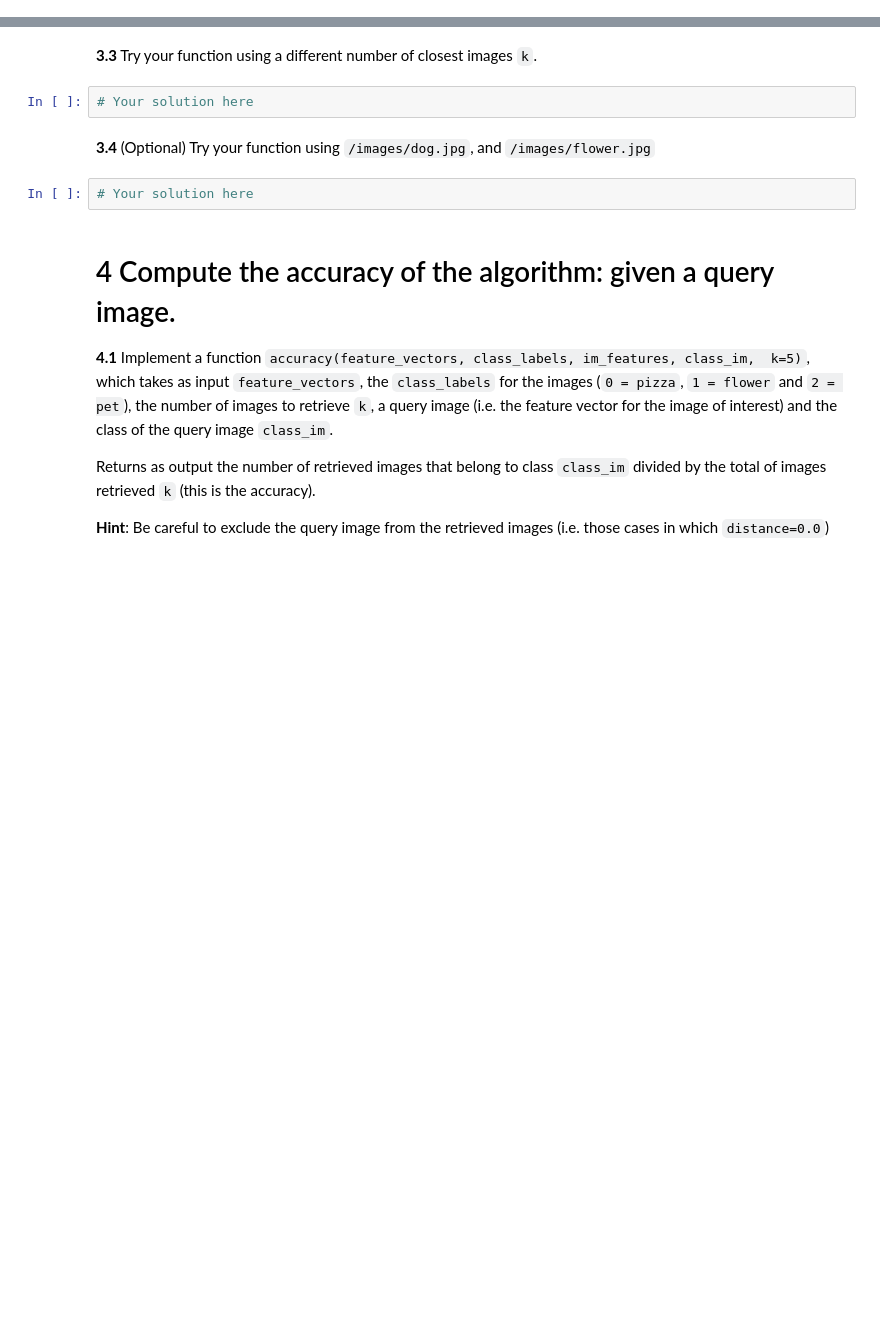
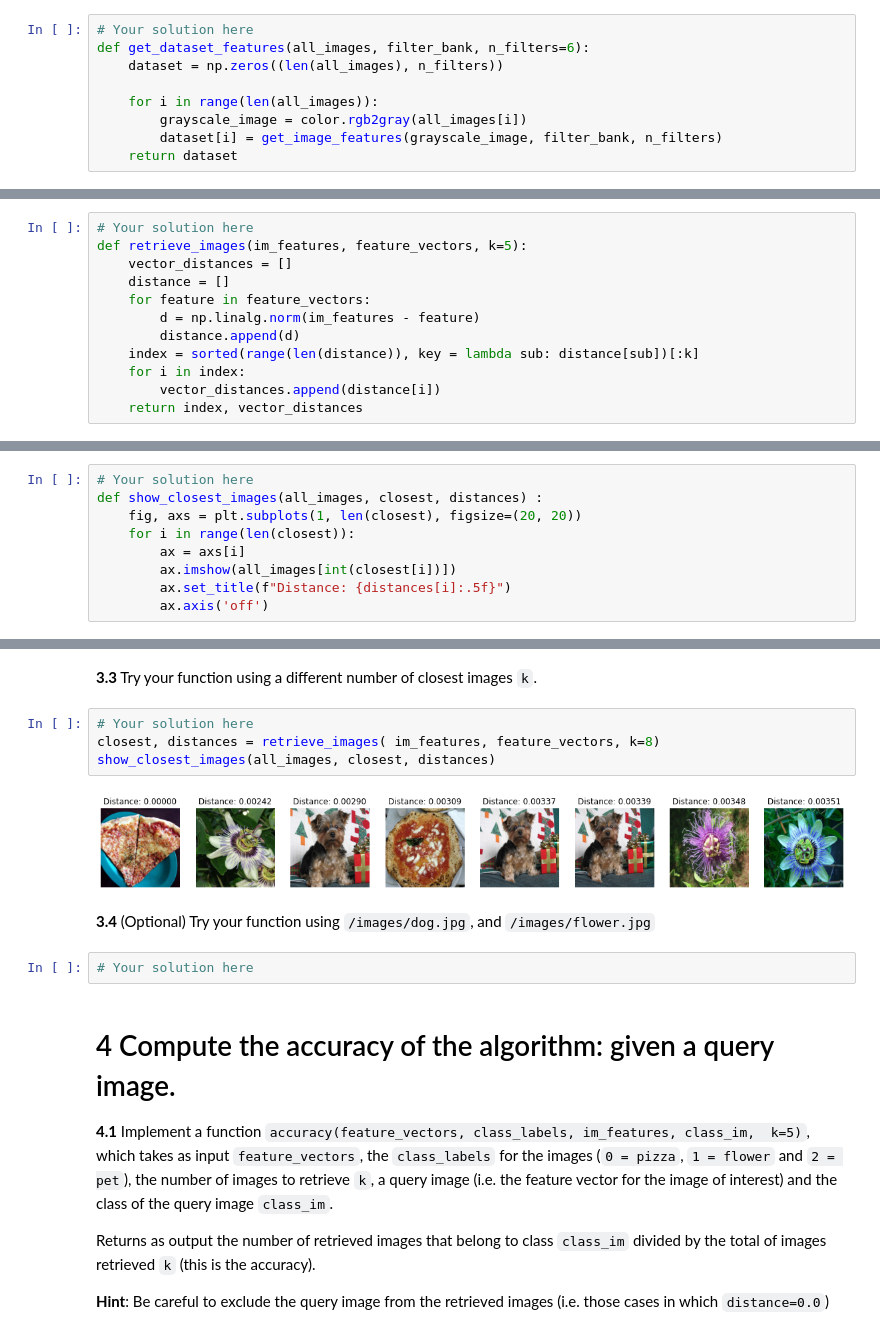
Before and after one commit to junjielyu13/Junior-Fall-Missions, a Jupyter notebook: VisioAI/Practica/p5/P5-Part1.ipynb, the cells around one changed output, grey strips where cells are left out. Drawn from its saved outputs; the diff is of its cells as text; blank space fills up the shorter version.

```diff
--- a/VisioAI/Practica/p5/P5-Part1.ipynb
+++ b/VisioAI/Practica/p5/P5-Part1.ipynb
@@ -161,3 +271,12 @@ Try the function with the whole data set:
+# %%
+# Your solution here
+def get_dataset_features(all_images, filter_bank, n_filters=6):
+    dataset = np.zeros((len(all_images), n_filters))
+
+    for i in range(len(all_images)):
+        grayscale_image = color.rgb2gray(all_images[i])
+        dataset[i] = get_image_features(grayscale_image, filter_bank, n_filters)
+    return dataset
 # %%
 ## Try the function
 all_images = pizza_images + flowers_images + pets_images
@@ -223,3 +343,15 @@ The function should return the ordered vector of distances and the index of the
+# %%
+# Your solution here
+def retrieve_images(im_features, feature_vectors, k=5):
+    vector_distances = []
+    distance = []
+    for feature in feature_vectors:
+        d = np.linalg.norm(im_features - feature)
+        distance.append(d)
+    index = sorted(range(len(distance)), key = lambda sub: distance[sub])[:k]
+    for i in index:
+        vector_distances.append(distance[i])
+    return index, vector_distances
 # %% [markdown]
 Try your function using ``/images/pizza.jpg``.
 # %%
@@ -234,2 +364,11 @@ closest, distances = retrieve_images( im_features, feature_vectors, k=5)
+# %%
+# Your solution here
+def show_closest_images(all_images, closest, distances) :
+    fig, axs = plt.subplots(1, len(closest), figsize=(20, 20))
+    for i in range(len(closest)):
+        ax = axs[i]
+        ax.imshow(all_images[int(closest[i])])
+        ax.set_title(f"Distance: {distances[i]:.5f}")
+        ax.axis('off')
 # %%
 show_closest_images(all_images, closest, distances)
@@ -236,7 +377,11 @@ show_closest_images(all_images, closest, distances)
 # %% [markdown]
 **3.3** Try your function using a different number of closest images `k`.
-# %%
-# Your solution here
+# %%
+# Your solution here
+closest, distances = retrieve_images( im_features, feature_vectors, k=8)
+show_closest_images(all_images, closest, distances)
+# %% [output]
+[figure, added]
 # %% [markdown]
 **3.4** (Optional) Try your function using ``/images/dog.jpg``, and ``/images/flower.jpg``
 # %%
```
Also changed, not shown: parts of 49 cells of this notebook, 1 other file.
